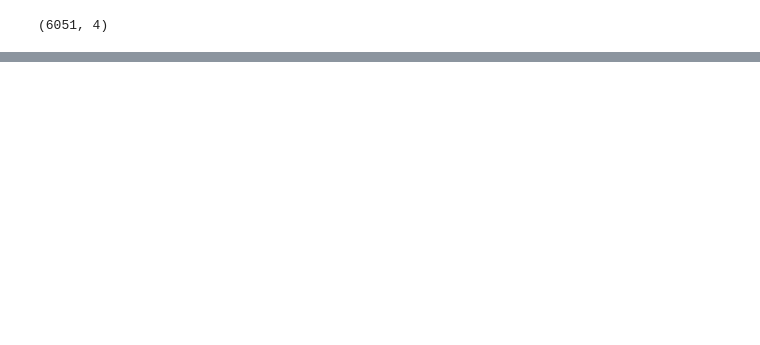
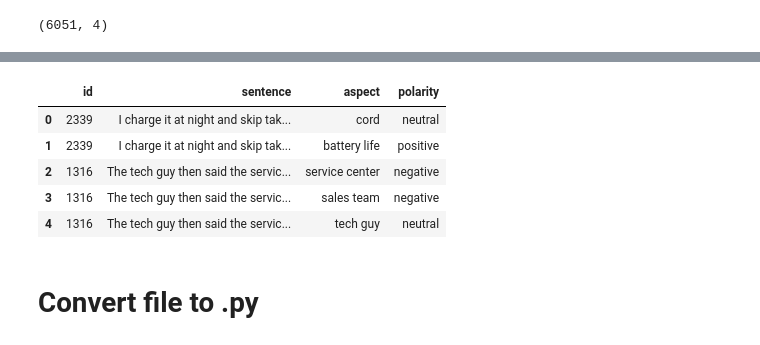
Before and after one commit to LalisaEjeta/ABSA-tasks, a Jupyter notebook: ABSA-E2E/absa-e2e.ipynb, the cells around one changed output, grey strips where cells are left out. Cells and saved outputs as stored; diff of their text form; code cells hidden in the pictures; blank space fills up the shorter version.

Commit message:
aspect-polarity

```diff
--- a/ABSA-E2E/absa-e2e.ipynb
+++ b/ABSA-E2E/absa-e2e.ipynb
@@ -90,0 +124,3 @@ final_df.shape
+# %%
+final_df["polarity"] = final_df["polarity"].str.strip()
+final_df["aspect"] = final_df["aspect"].str.replace('"', '')
@@ -90,0 +129,2 @@ final_df.shape
+# %%
+final_df = final_df.head(6000)
@@ -90,0 +548,9 @@ final_df.shape
+# %%
+final_df.head()
+# %% [output]
+|  | id | sentence | aspect | polarity |
+| 0 | 2339 | I charge it at night and skip tak... | cord | neutral |
+| 1 | 2339 | I charge it at night and skip tak... | battery life | positive |
+| 2 | 1316 | The tech guy then said the servic... | service center | negative |
+| 3 | 1316 | The tech guy then said the servic... | sales team | negative |
+| 4 | 1316 | The tech guy then said the servic... | tech guy | neutral |
@@ -90,0 +559,2 @@ final_df.shape
+# %% [markdown]
+# Convert file to .py
```
Also changed, not shown: parts of 24 cells of this notebook, 7 other files.
